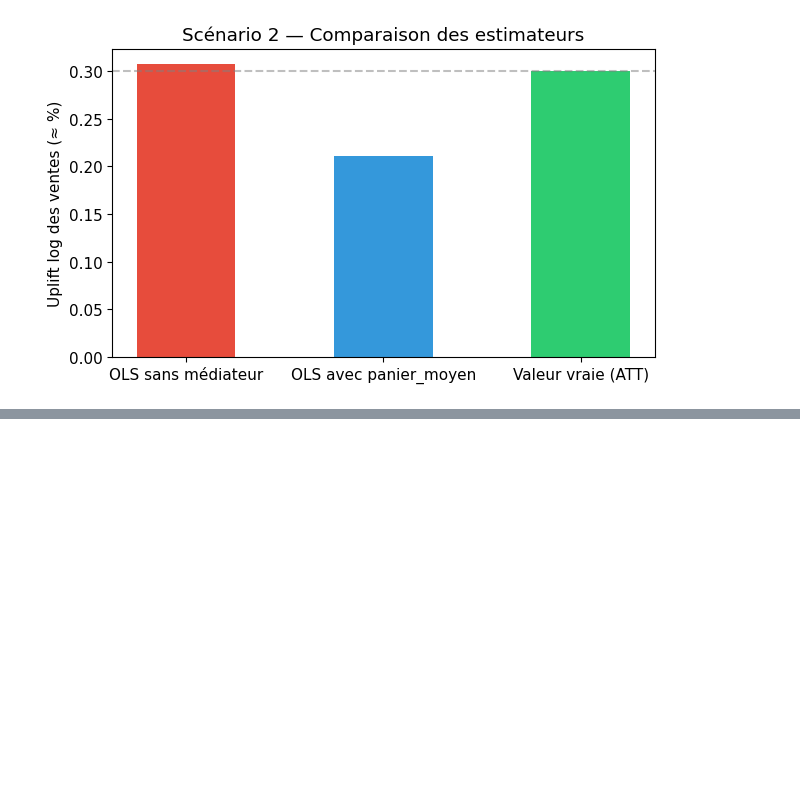
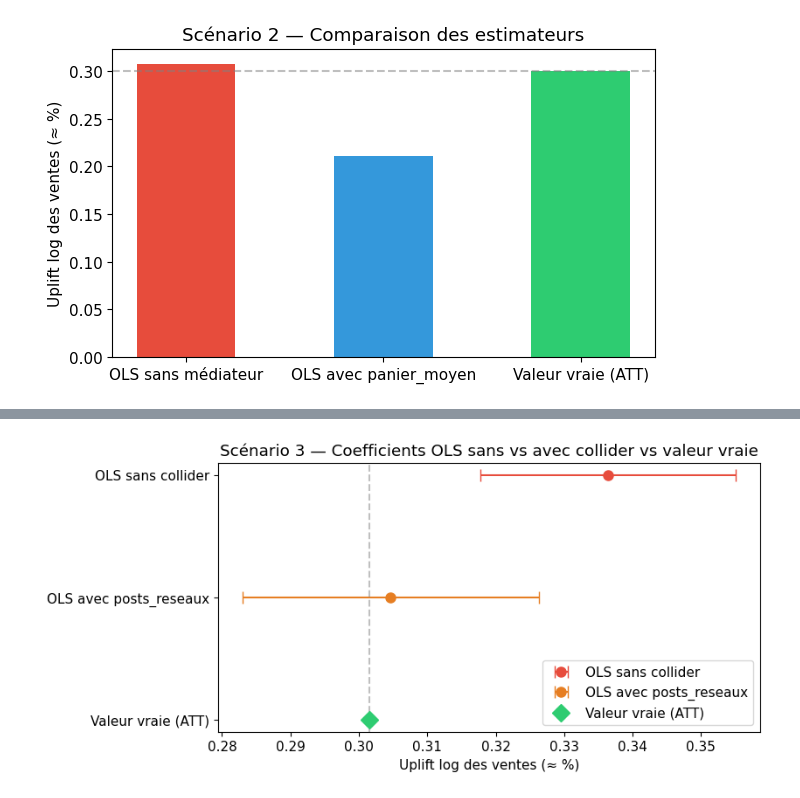
Before and after one commit to etirouthier/formation_causalite, a Jupyter notebook: formation_causalite.ipynb, the cells around one changed output, grey strips where cells are left out. Saved outputs shown, nothing was run; the diff lists cells and outputs as text; code cells hidden in the pictures; blank space fills up the shorter version.

```diff
--- a/formation_causalite.ipynb
+++ b/formation_causalite.ipynb
@@ -33,6 +33,8 @@ EFFET_SAISON   = {1: -0.04, 2: -0.04, 3: 0.0, 4: 0.04, 5: 0.08, 6: 0.08,
 
 EFFET_PUB_VISITES = 0.10
 EFFET_PUB_PANIER  = 0.10
+
+COLLIDER_PUB_VENTES_COEFF = 5e-5   # sc3 : intensité du signal collider pub×ventes
 
 MU_PANIER_BASE = 50.0
 SIGMA_PANIER   = 15.0
@@ -65,6 +67,7 @@ PARAMS = {
     'p_pub_rural': P_PUB_RURAL,
     'p_pub_haute_saison': P_PUB_HAUTE_SAISON,
     'p_pub_basse_saison': P_PUB_BASSE_SAISON,
+    'collider_pub_ventes_coeff': COLLIDER_PUB_VENTES_COEFF,
 }
 # %%
 # ═══════════════════════════════════════════════════════════
@@ -937,0 +1036,36 @@ plt.show()
+# %%
+# ─────────────────────────────────────────────
+# Figure coefficient plot — Scénario 3
+# 3 points : OLS naïf (rouge, correct), OLS avec posts_reseaux (orange, biaisé), ATT (vert)
+# ─────────────────────────────────────────────
+
+coef_naive_sc3 = model_naive_sc3.params['pub']
+ci_naive_sc3   = model_naive_sc3.conf_int()
+xerr_naive_sc3 = [[coef_naive_sc3 - ci_naive_sc3.loc['pub', 0]],
+                   [ci_naive_sc3.loc['pub', 1] - coef_naive_sc3]]
+
+coef_coll_sc3 = model_coll_sc3.params['pub']
+ci_coll_sc3   = model_coll_sc3.conf_int()
+xerr_coll_sc3 = [[coef_coll_sc3 - ci_coll_sc3.loc['pub', 0]],
+                  [ci_coll_sc3.loc['pub', 1] - coef_coll_sc3]]
+
+estimators_sc3 = ['OLS sans collider', 'OLS avec posts_reseaux', 'Valeur vraie (ATT)']
+y_pos_sc3 = [2, 1, 0]
+
+fig, ax = plt.subplots(figsize=(8, 4))
+ax.errorbar(coef_naive_sc3, 2, xerr=xerr_naive_sc3, fmt='o', capsize=5,
+            color='#e74c3c', label='OLS sans collider', markersize=8)
+ax.errorbar(coef_coll_sc3, 1, xerr=xerr_coll_sc3, fmt='o', capsize=5,
+            color='#e67e22', label='OLS avec posts_reseaux', markersize=8)
+ax.errorbar(att_sc3_log, 0, fmt='D', color='#2ecc71',
+            label='Valeur vraie (ATT)', markersize=10)
+ax.axvline(x=att_sc3_log, color='gray', linestyle='--', alpha=0.5)
+ax.set_yticks(y_pos_sc3)
+ax.set_yticklabels(estimators_sc3)
+ax.set_xlabel('Uplift log des ventes (≈ %)')
+ax.set_title('Scénario 3 — Coefficients OLS sans vs avec collider vs valeur vraie')
+ax.legend(loc='lower right')
+fig.savefig('figures/sc3_coeff.png', dpi=150, bbox_inches='tight')
+plt.show()
+# %% [output]
+[figure, added]
```
Also changed, not shown: parts of 4 cells of this notebook, 4 other files.
